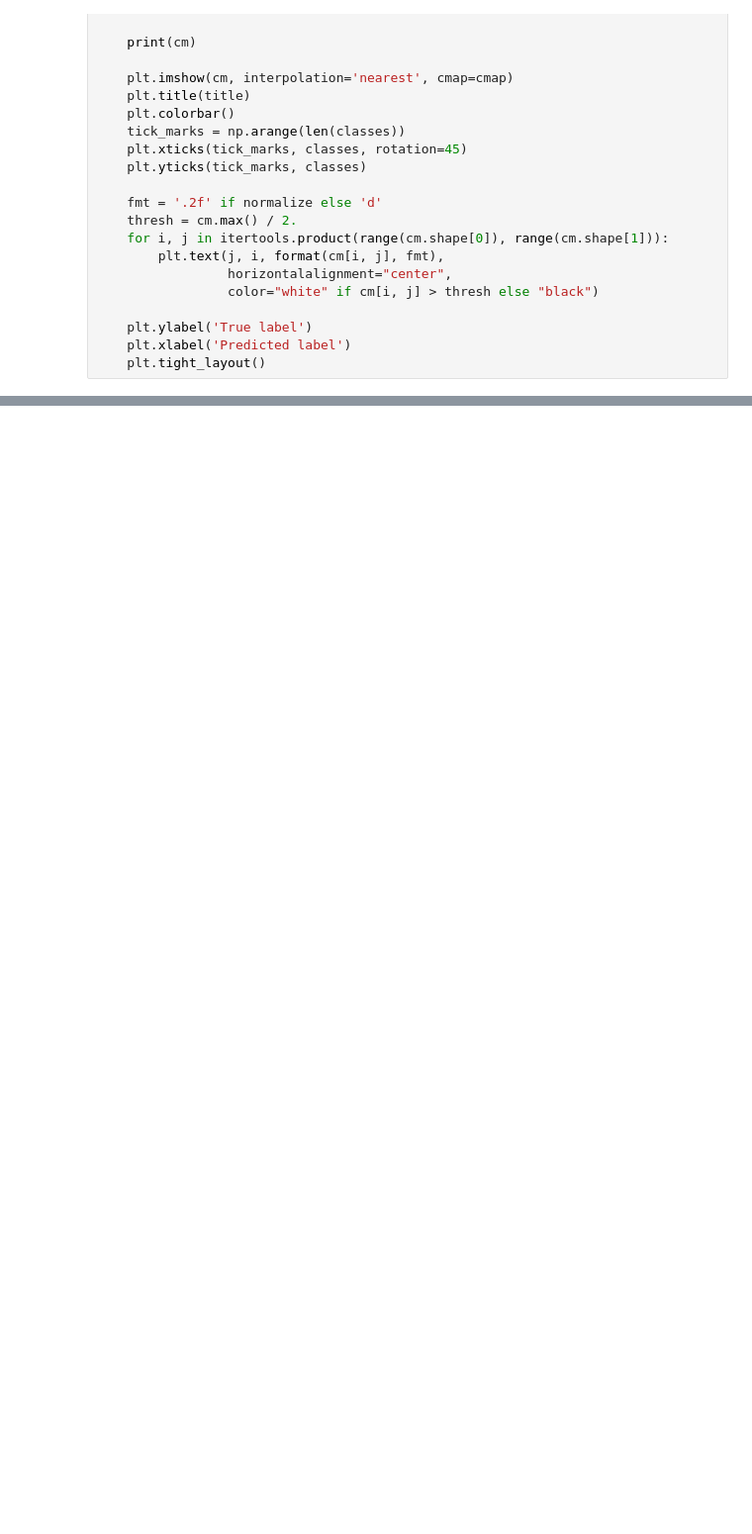
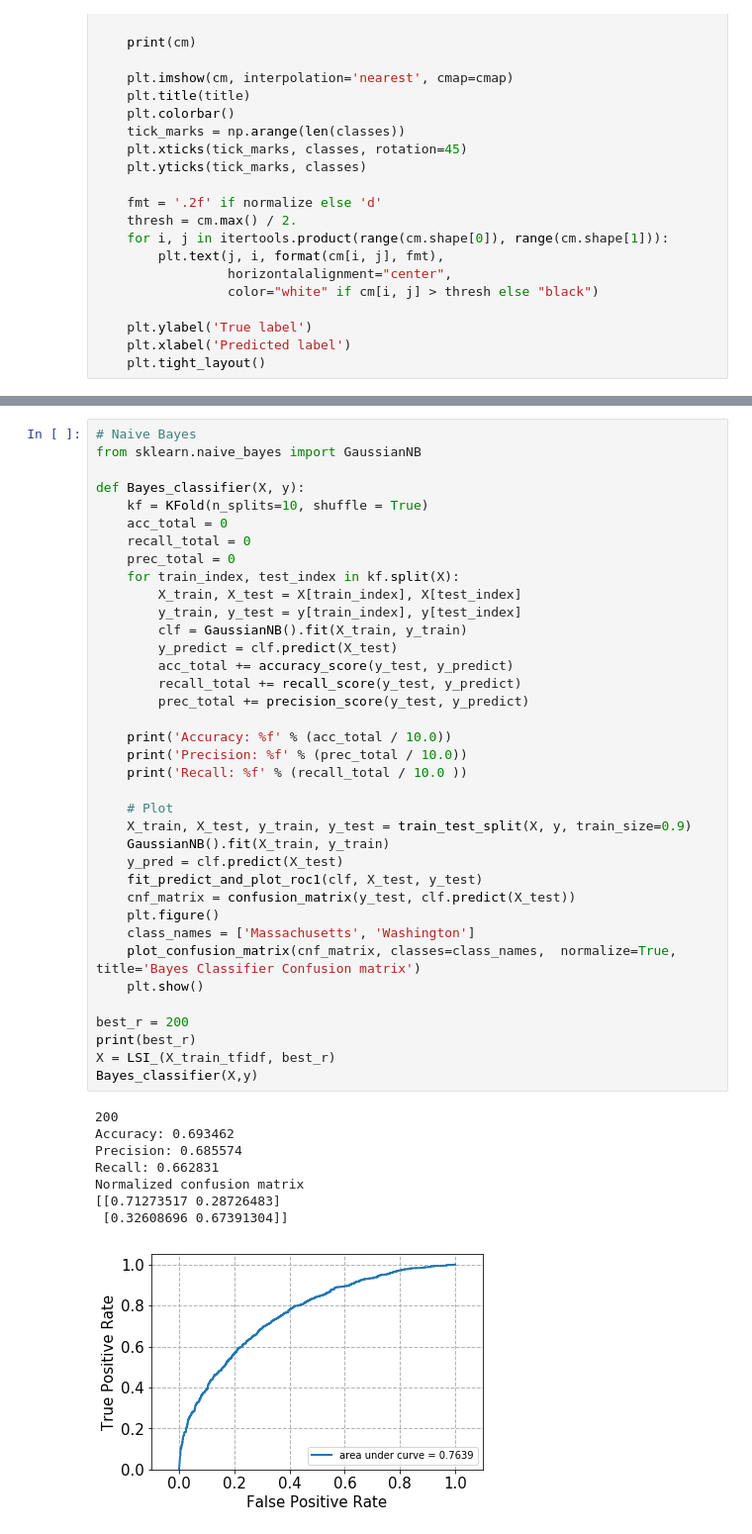
Before and after one commit to pholur/Analyzing-Twitter-Data-during-Superbowl, a Jupyter notebook: question_15.ipynb, the cells around one changed output, grey strips where cells are left out. Shown: that part at 99% size. Saved outputs shown, nothing was run; the diff lists cells and outputs as text; blank space fills up the shorter version.

```diff
--- a/question_15.ipynb
+++ b/question_15.ipynb
@@ -275,0 +358,46 @@ Normalized confusion matrix
+# %%
+# Naive Bayes
+from sklearn.naive_bayes import GaussianNB
+
+def Bayes_classifier(X, y):
+    kf = KFold(n_splits=10, shuffle = True)
+    acc_total = 0
+    recall_total = 0
+    prec_total = 0
+    for train_index, test_index in kf.split(X):
+        X_train, X_test = X[train_index], X[test_index]
+        y_train, y_test = y[train_index], y[test_index]
+        clf = GaussianNB().fit(X_train, y_train)
+        y_predict = clf.predict(X_test)
+        acc_total += accuracy_score(y_test, y_predict)
+        recall_total += recall_score(y_test, y_predict)
+        prec_total += precision_score(y_test, y_predict)
+
+    print('Accuracy: %f' % (acc_total / 10.0))
+    print('Precision: %f' % (prec_total / 10.0))
+    print('Recall: %f' % (recall_total / 10.0 ))
+
+    # Plot
+    X_train, X_test, y_train, y_test = train_test_split(X, y, train_size=0.9)
+    GaussianNB().fit(X_train, y_train)
+    y_pred = clf.predict(X_test)
+    fit_predict_and_plot_roc1(clf, X_test, y_test)
+    cnf_matrix = confusion_matrix(y_test, clf.predict(X_test))
+    plt.figure()
+    class_names = ['Massachusetts', 'Washington']
+    plot_confusion_matrix(cnf_matrix, classes=class_names,  normalize=True, title='Bayes Classifier Confusion matrix')
+    plt.show()
+
+best_r = 200
+print(best_r)
+X = LSI_(X_train_tfidf, best_r)
+Bayes_classifier(X,y)
+# %% [output]
+200
+Accuracy: 0.693462
+Precision: 0.685574
+Recall: 0.662831
+Normalized confusion matrix
+[[0.71273517 0.28726483]
+ [0.32608696 0.67391304]]
+[figure, added]
```
Also changed, not shown: parts of 7 cells of this notebook.
